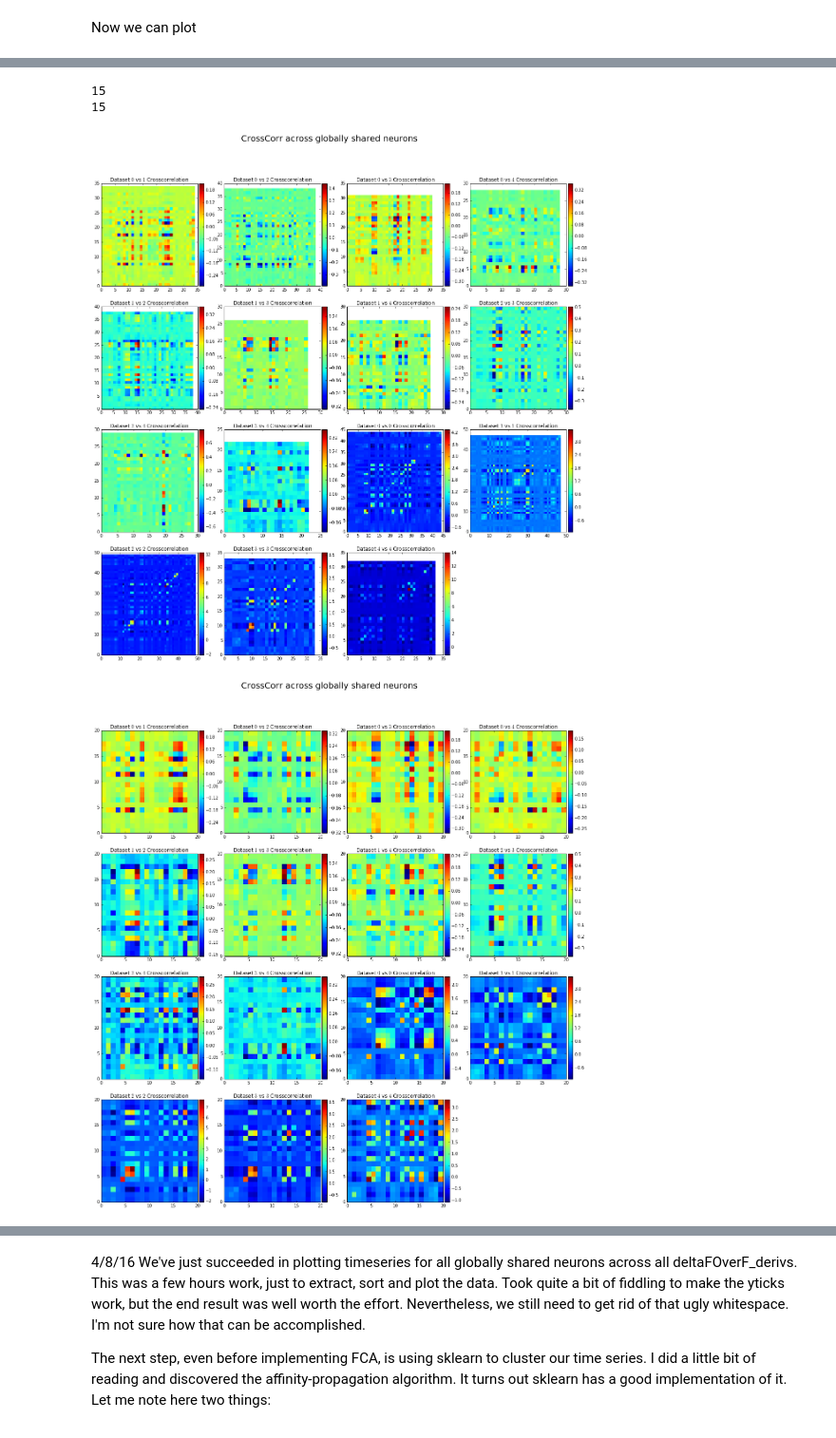
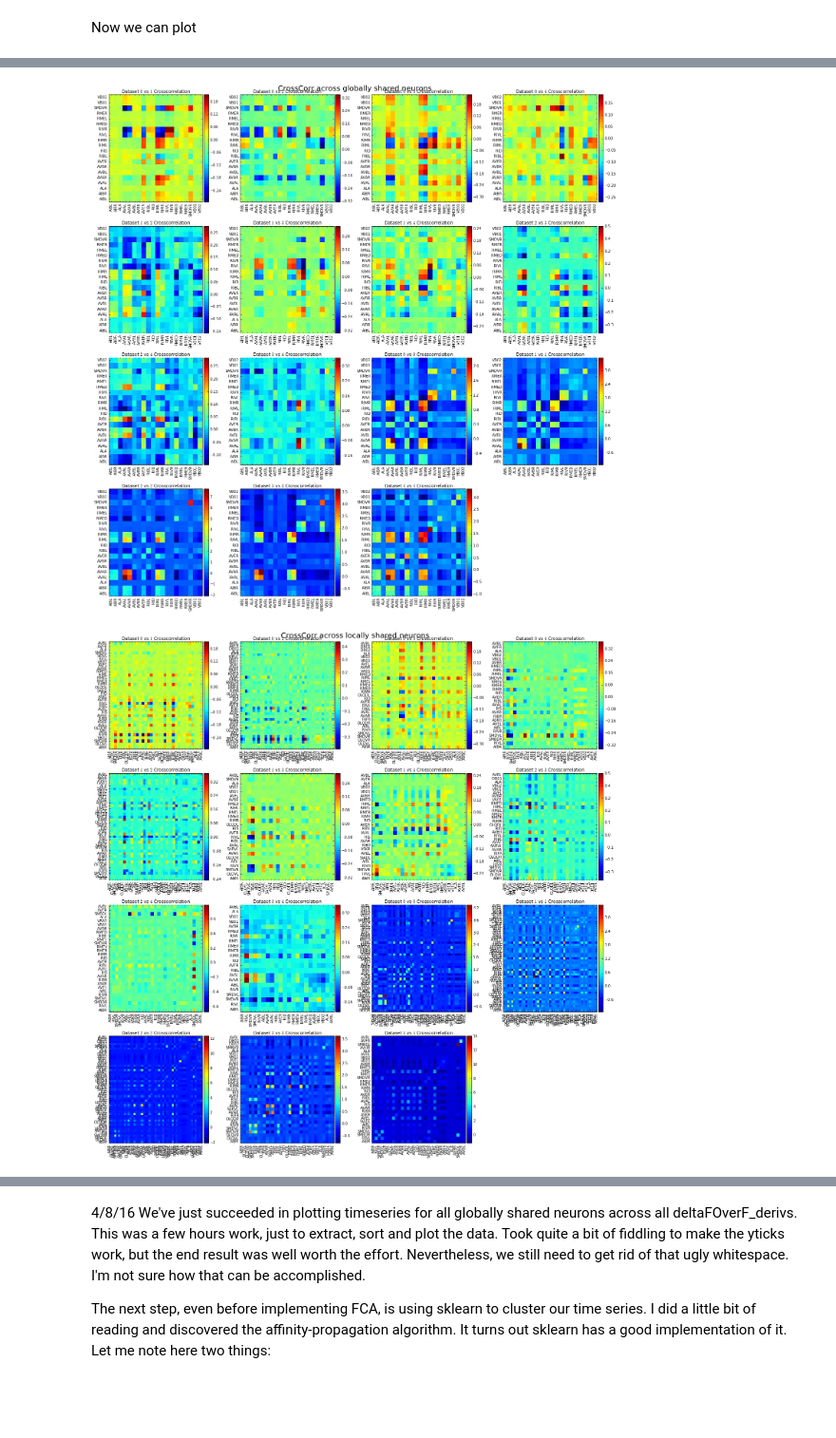
Before and after one commit to openworm/neuronal-analysis, a Jupyter notebook: notebooks/Katodata.ipynb, the cells around one changed output, grey strips where cells are left out. Shown at 95% size. Drawn from its saved outputs; the diff is of its cells as text; code cells hidden in the pictures; blank space fills up the shorter version.

Commit message:
katodata crosscorrelation plotting neurolabels well

```diff
--- a/notebooks/Katodata.ipynb
+++ b/notebooks/Katodata.ipynb
@@ -18,7 +16,7 @@ nname_to_index = [{wormData[i]['NeuronIds'][0][j]:j
                   for i in range(5)]
 
 neurons = [ set(filter(lambda x: x!=None, wormData[i]['NeuronIds'][0].values)) for i in range(5) ]
-all_shared_neurons = set.intersection(*neurons)
+all_shared_neurons = sorted(set.intersection(*neurons))
 
 # Let's compute shared neurons in the dataset
 from itertools import combinations
@@ -111,7 +102,7 @@ def timeseries_on(dataset):
 Now we can plot
 # %%
 print similars.keys()
-a,b = correlator_data_gen(2,3, 'deltaFOverF_deriv',local_similars)
+a,b = correlator_data_gen(2,3, 'deltaFOverF_deriv',lambda i,j: all_shared_neurons)
 
 print a.shape
 
@@ -131,41 +126,62 @@ plt.xlabel('Neurons in dataset B')
 # %%
+%matplotlib inline
+
 import dimensions_kit as dk
 from mpl_toolkits.axes_grid1 import make_axes_locatable
+import matplotlib as mpl
 
 dimensions=(4,4)
 def plot_crosscorrelations(title, dataset, similarity_preference):
-    print len(groupings)
     f, axes = plt.subplots(4,4,figsize=(20,20))
-    f.suptitle(title, fontsize=20)
+
     n=0
     for k,i in groupings:
 
         x,y = dk.transform((4,4),n)
 
         axis = axes[x][y]
+
+        neurons = similarity_preference(k,i)
+
+        ticks = neurons
+
+        xticks = np.arange(0,len(ticks))+0.5
+        yticks = np.arange(0,len(ticks))+0.5
+
+        axis.set_yticks(yticks, minor=False)
+        axis.set_yticklabels(ticks, minor=False)
+
+        axis.set_xticks(xticks, minor=False)
+#         xticks = [i for i in reversed(ticks)]
+        axis.set_xticklabels(ticks, minor=False, rotation='vertical')
         a,b = correlator_data_gen(k,i,dataset,similarity_preference)
-        pc = axis.pcolormesh(crosscorrelate(a,b))
 
+        correl = crosscorrelate(a,b)
+        pc = axis.pcolormesh(correl)
 
         div = make_axes_locatable(axis)
         cax = div.append_axes("right", size="5%", pad=0.05)
         cbar = plt.colorbar(pc, cax=cax)
 
         axis.set_title('Dataset ${0}$ vs ${1}$ Crosscorrelation'.format(k,i))
+        axis.axis('tight')
         n+=1
 
     while n < dimensions[0]*dimensions[1]:
         x,y = dk.transform(dimensions,n)
         axes[x][y].axis('off')
         n+=1
+    f.suptitle(title, fontsize=20,x=0.5,y=1)
+
+    f.tight_layout()
+
 
 plot_crosscorrelations('CrossCorr across globally shared neurons',
-    'deltaFOverF_deriv', local_similars)
-
-plot_crosscorrelations('CrossCorr across globally shared neurons',
-    'deltaFOverF_deriv', global_similars)
+    'deltaFOverF_deriv', lambda i,j: all_shared_neurons)
+plt.savefig('/Users/akivalipshitz/Desktop/CrossCorr-Global.jpg')
+plot_crosscorrelations('CrossCorr across locally shared neurons',
+    'deltaFOverF_deriv', lambda i,j: similars[(i,j)])
+plt.savefig('/Users/akivalipshitz/Desktop/CrossCorr-Local.jpg')
 # %% [output]
-15
-15
-[figure, old version]
+[figure, new version]
-[figure, old version]
+[figure, new version]
```
Also changed, not shown: parts of 9 cells of this notebook, 3 other files.
